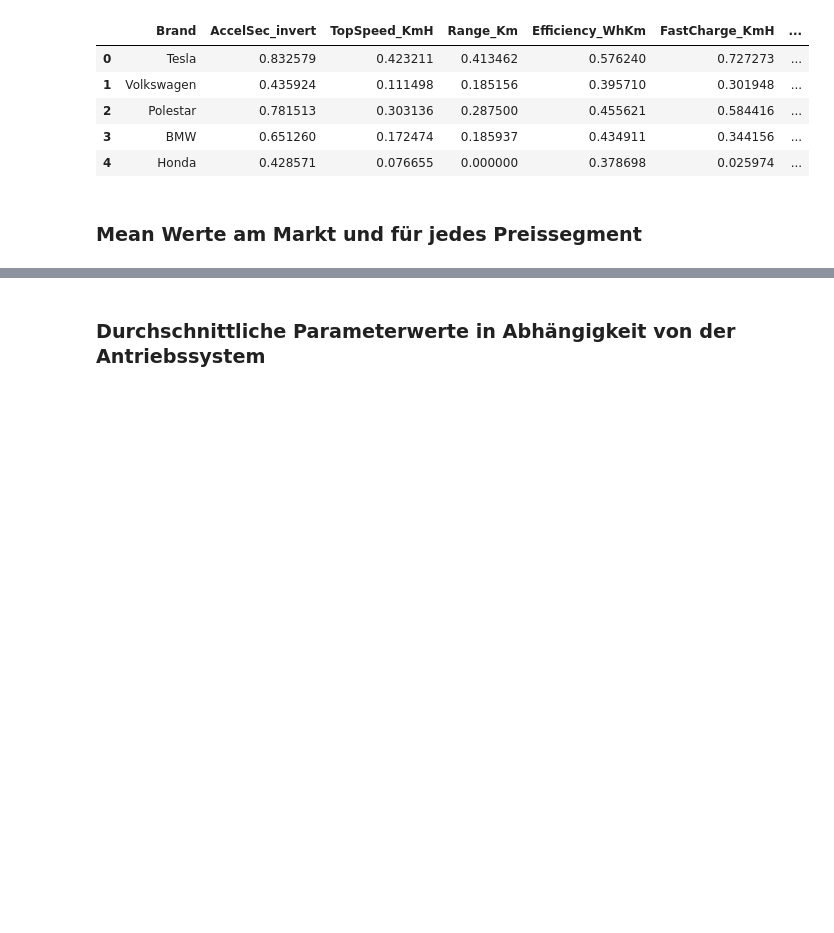
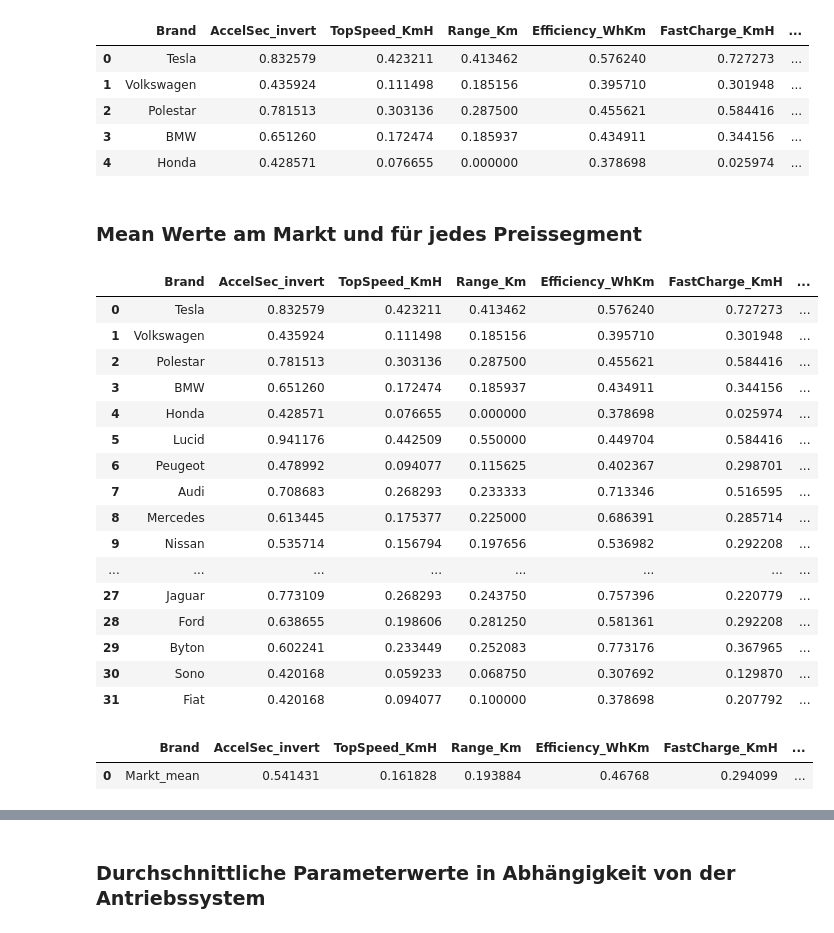
Before and after one commit to nataliabeller/data_scientist_edu, a Jupyter notebook: alfa_training/big_data/ecar/ecars_data_visualization.ipynb, the cells around one changed output, grey strips where cells are left out. Drawn from its saved outputs; the diff is of its cells as text; code cells hidden in the pictures; blank space fills up the shorter version.

```diff
--- a/alfa_training/big_data/ecar/ecars_data_visualization.ipynb
+++ b/alfa_training/big_data/ecar/ecars_data_visualization.ipynb
@@ -746,4 +755,29 @@ def get_mean_wert_row(data, row_name):
                'Capacity_kWh' : data.loc[:, 'Capacity_kWh'].mean(),
                 'ChargingPower_kWh' : data.loc[:, 'ChargingPower_kWh'].mean(),
                 'C_Rate' : data.loc[:, 'C_Rate'].mean()}
+# %%
+df_mean
+# %% [output]
+|  | Brand | AccelSec_invert | TopSpeed_KmH | Range_Km | Efficiency_WhKm | FastCharge_KmH | ... |
+| 0 | Tesla | 0.832579 | 0.423211 | 0.413462 | 0.576240 | 0.727273 | ... |
+| 1 | Volkswagen | 0.435924 | 0.111498 | 0.185156 | 0.395710 | 0.301948 | ... |
+| 2 | Polestar | 0.781513 | 0.303136 | 0.287500 | 0.455621 | 0.584416 | ... |
+| 3 | BMW | 0.651260 | 0.172474 | 0.185937 | 0.434911 | 0.344156 | ... |
+| 4 | Honda | 0.428571 | 0.076655 | 0.000000 | 0.378698 | 0.025974 | ... |
+| 5 | Lucid | 0.941176 | 0.442509 | 0.550000 | 0.449704 | 0.584416 | ... |
+| 6 | Peugeot | 0.478992 | 0.094077 | 0.115625 | 0.402367 | 0.298701 | ... |
+| 7 | Audi | 0.708683 | 0.268293 | 0.233333 | 0.713346 | 0.516595 | ... |
+| 8 | Mercedes | 0.613445 | 0.175377 | 0.225000 | 0.686391 | 0.285714 | ... |
+| 9 | Nissan | 0.535714 | 0.156794 | 0.197656 | 0.536982 | 0.292208 | ... |
+| ... | ... | ... | ... | ... | ... | ... | ... |
+| 27 | Jaguar | 0.773109 | 0.268293 | 0.243750 | 0.757396 | 0.220779 | ... |
+| 28 | Ford | 0.638655 | 0.198606 | 0.281250 | 0.581361 | 0.292208 | ... |
+| 29 | Byton | 0.602241 | 0.233449 | 0.252083 | 0.773176 | 0.367965 | ... |
+| 30 | Sono | 0.420168 | 0.059233 | 0.068750 | 0.307692 | 0.129870 | ... |
+| 31 | Fiat | 0.420168 | 0.094077 | 0.100000 | 0.378698 | 0.207792 | ... |
+# %%
+pd.DataFrame(get_mean_wert_row(df_mean, 'Markt_mean'), index=[0])
+# %% [output]
+|  | Brand | AccelSec_invert | TopSpeed_KmH | Range_Km | Efficiency_WhKm | FastCharge_KmH | ... |
+| 0 | Markt_mean | 0.541431 | 0.161828 | 0.193884 | 0.46768 | 0.294099 | ... |
 # %%
```
Also changed, not shown: parts of 10 cells of this notebook.
